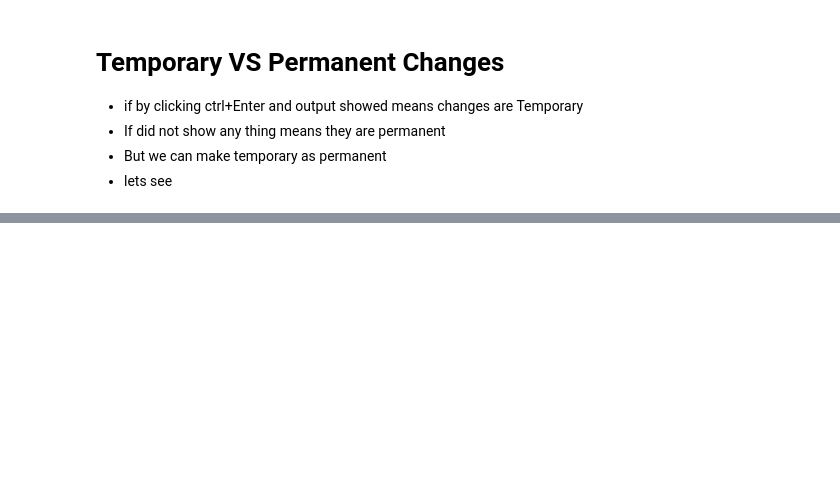
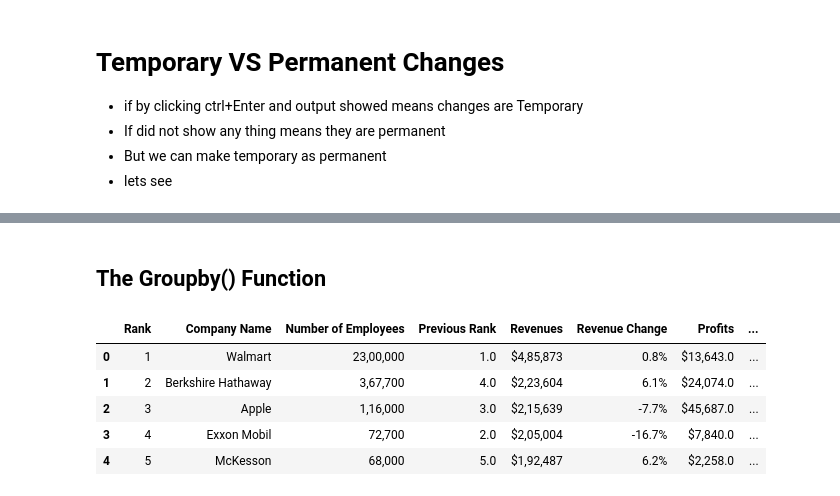
Before and after one commit to BilalWazir033/Ai-Lab, a Jupyter notebook: Ai Course by CampusX/Pandas/Pandas.ipynb, the cells around one changed output, grey strips where cells are left out. Saved outputs shown, nothing was run; the diff lists cells and outputs as text; code cells hidden in the pictures; blank space fills up the shorter version.

Commit message:
pandas merge, isin,groupby functions

```diff
--- a/Ai Course by CampusX/Pandas/Pandas.ipynb
+++ b/Ai Course by CampusX/Pandas/Pandas.ipynb
@@ -292,0 +361,14 @@ data # now will be in ascending order if true then but i do not want
+# %% [markdown]
+## The Groupby() Function
+# %%
+import pandas as pd
+
+company = pd.read_csv("Fortune 500 Companies US.csv", encoding="latin1")
+company.head()
+# %% [output]
+|  | Rank | Company Name | Number of Employees | Previous Rank | Revenues | Revenue Change | Profits | ... |
+| 0 | 1 | Walmart | 23,00,000 | 1.0 | $4,85,873 | 0.8% | $13,643.0 | ... |
+| 1 | 2 | Berkshire Hathaway | 3,67,700 | 4.0 | $2,23,604 | 6.1% | $24,074.0 | ... |
+| 2 | 3 | Apple | 1,16,000 | 3.0 | $2,15,639 | -7.7% | $45,687.0 | ... |
+| 3 | 4 | Exxon Mobil | 72,700 | 2.0 | $2,05,004 | -16.7% | $7,840.0 | ... |
+| 4 | 5 | McKesson | 68,000 | 5.0 | $1,92,487 | 6.2% | $2,258.0 | ... |
```
Also changed, not shown: parts of 35 cells of this notebook, 3 other files.
